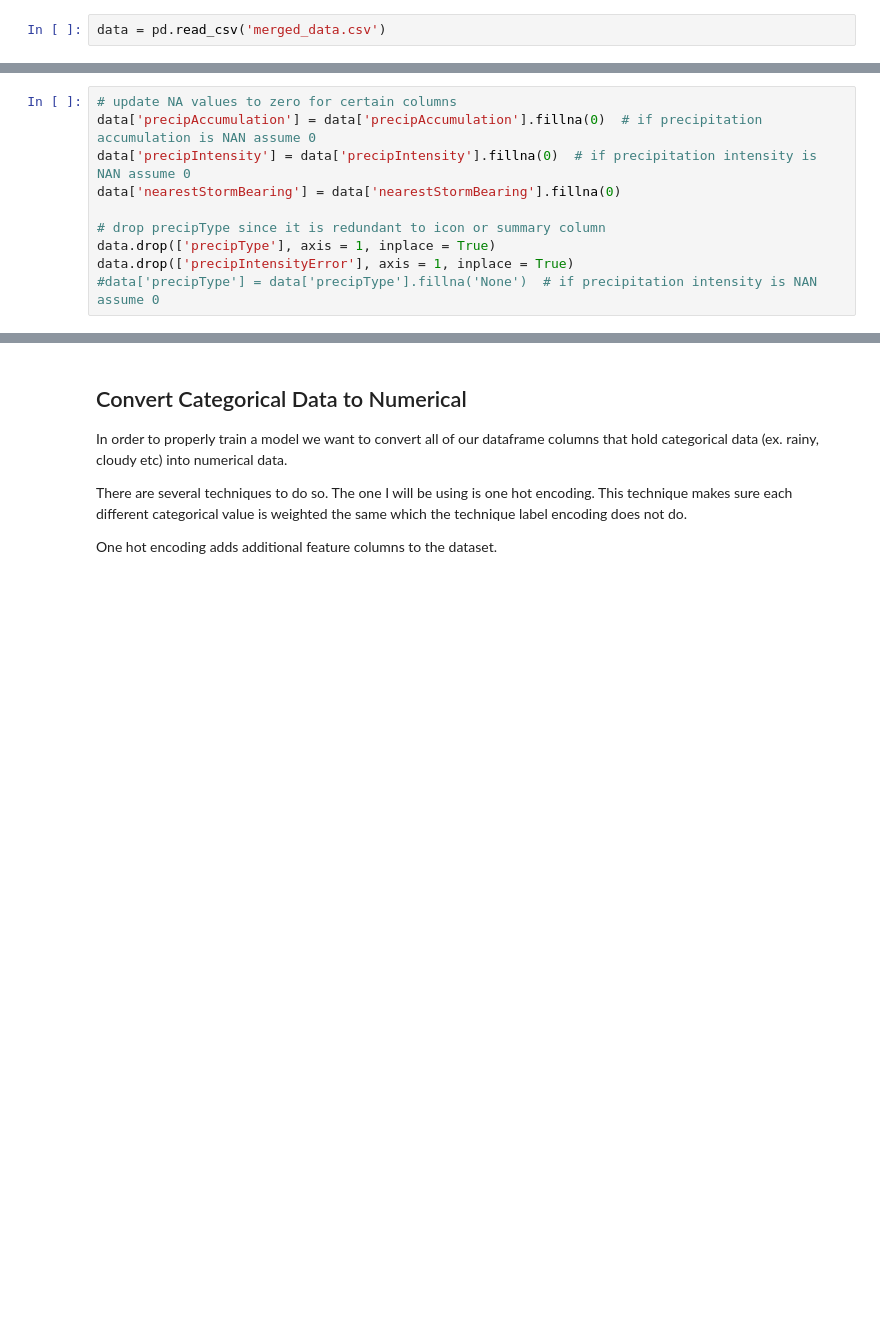
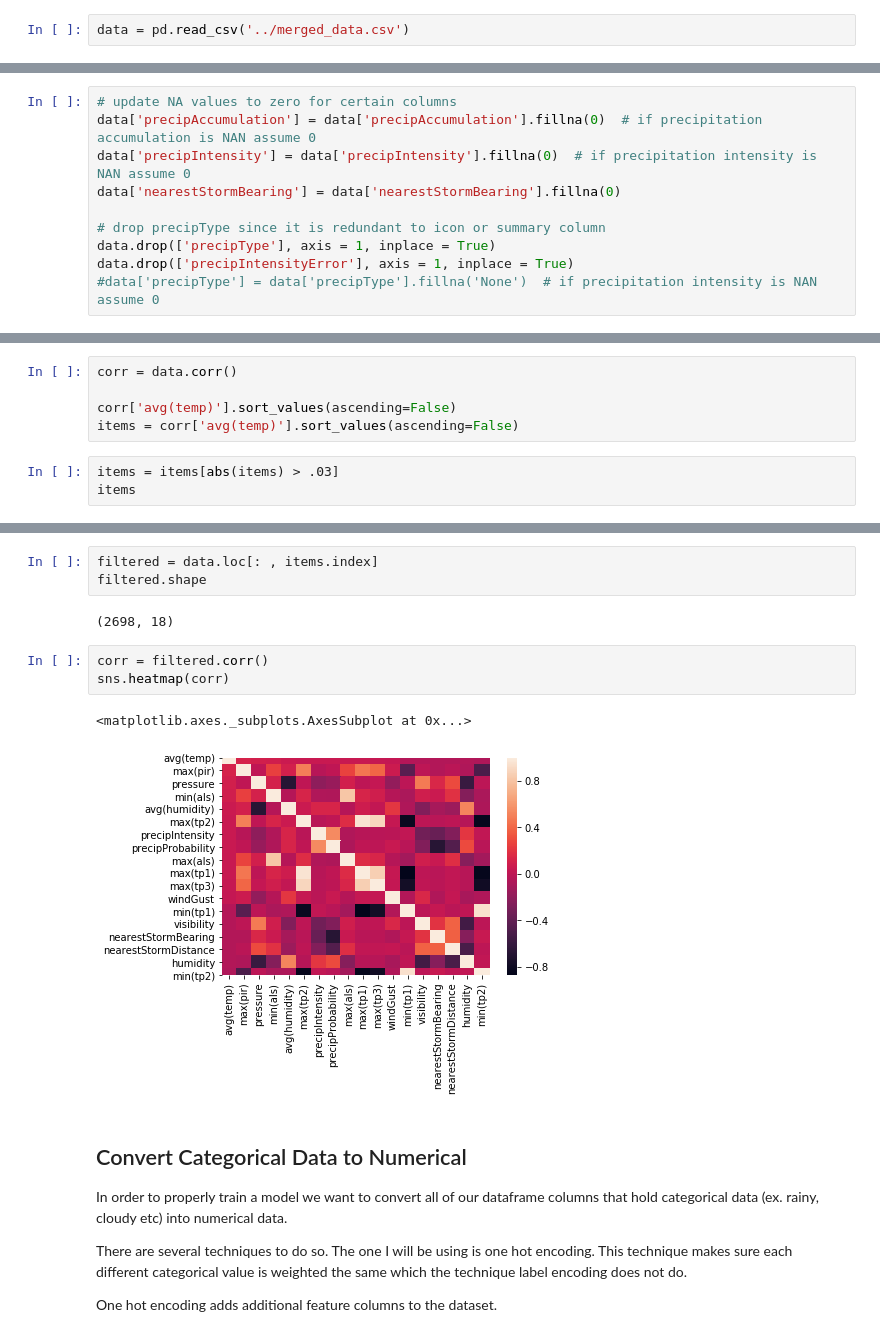
Before and after one commit to cplm98/Indoor-Room-Temperature-Forecasting, a Jupyter notebook: NNARX/NNARX (1).ipynb, the cells around one changed output, grey strips where cells are left out. Saved outputs shown, nothing was run; the diff lists cells and outputs as text; blank space fills up the shorter version.

```diff
--- a/NNARX/NNARX (1).ipynb
+++ b/NNARX/NNARX (1).ipynb
@@ -21,7 +21,7 @@ from sklearn.metrics import mean_squared_error
 ## Import Data
 Read in the csv containing the merged data from the weather API and Nest data.
 # %%
-data = pd.read_csv('merged_data.csv')
+data = pd.read_csv('../merged_data.csv')
 # %% [markdown]
 ## Clean the Data
 Remove unnecessary columns with lots of missing values and check for ways to fix missing values (set to zero, median, mean etc.
@@ -37,0 +40,8 @@ data.drop(['precipIntensityError'], axis = 1, inplace = True)
+# %%
+corr = data.corr()
+
+corr['avg(temp)'].sort_values(ascending=False)
+items = corr['avg(temp)'].sort_values(ascending=False)
+# %%
+items = items[abs(items) > .03]
+items
@@ -38,3 +68,14 @@ data.drop(['precipIntensityError'], axis = 1, inplace = True)
+# %%
+filtered = data.loc[: , items.index]
+filtered.shape
+# %% [output]
+(2698, 18)
+# %%
+corr = filtered.corr()
+sns.heatmap(corr)
+# %% [output]
+<matplotlib.axes._subplots.AxesSubplot at 0x...>
+[figure, added]
 # %% [markdown]
 ## Convert Categorical Data to Numerical
 In order to properly train a model we want to convert all of our dataframe columns that hold categorical data (ex. rainy, cloudy etc) into numerical data.
```
Also changed, not shown: parts of 10 cells of this notebook.
